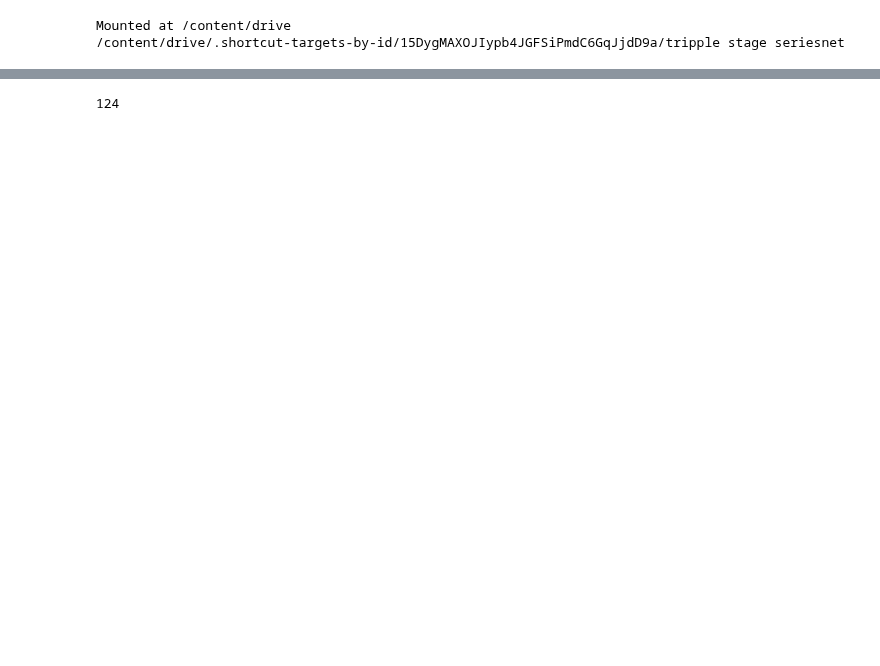
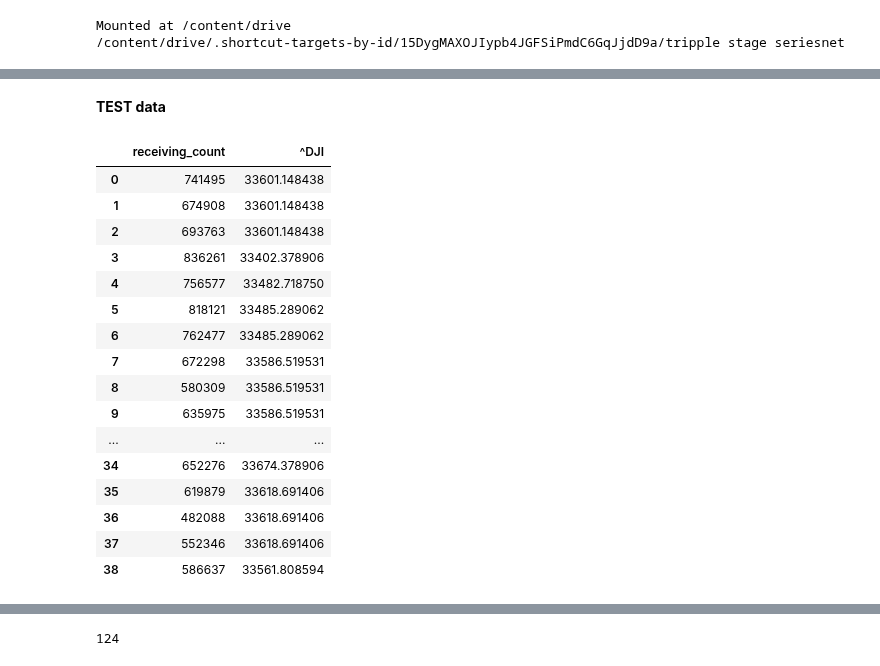
Before and after one commit to mohsenmolaei/seriesnet_based, a Jupyter notebook: seriesNet.ipynb, the cells around one changed output, grey strips where cells are left out. Drawn from its saved outputs; the diff is of its cells as text; code cells hidden in the pictures; blank space fills up the shorter version.

```diff
--- a/seriesNet.ipynb
+++ b/seriesNet.ipynb
@@ -155,6 +141,33 @@ cond =cond.drop(["price_usd_close"],axis =1)
 # matrix_latent.to_csv("matrix_latent.csv")
 # matrix_granger.to_csv("matrix_granger.csv")
 # matrix_mi.to_csv("matrix_mi.csv")
+# %% [markdown]
+**TEST data**
+# %%
+test_data= pd.read_csv('test_data.csv')
+# test_data.set_index("time_stamp",inplace=True,drop=True)
+
+xtest = test_data.price_usd_close
+condtest = test_data[["receiving_count", "^DJI"]]
+ytest = test_data.price_usd_close
+# %% [output]
+|  | receiving_count | ^DJI |
+| 0 | 741495 | 33601.148438 |
+| 1 | 674908 | 33601.148438 |
+| 2 | 693763 | 33601.148438 |
+| 3 | 836261 | 33402.378906 |
+| 4 | 756577 | 33482.718750 |
+| 5 | 818121 | 33485.289062 |
+| 6 | 762477 | 33485.289062 |
+| 7 | 672298 | 33586.519531 |
+| 8 | 580309 | 33586.519531 |
+| 9 | 635975 | 33586.519531 |
+| ... | ... | ... |
+| 34 | 652276 | 33674.378906 |
+| 35 | 619879 | 33618.691406 |
+| 36 | 482088 | 33618.691406 |
+| 37 | 552346 | 33618.691406 |
+| 38 | 586637 | 33561.808594 |
 # %%
 """# scale features"""
 from sklearn.preprocessing import StandardScaler, MinMaxScaler
```
Also changed, not shown: parts of 13 cells of this notebook.
